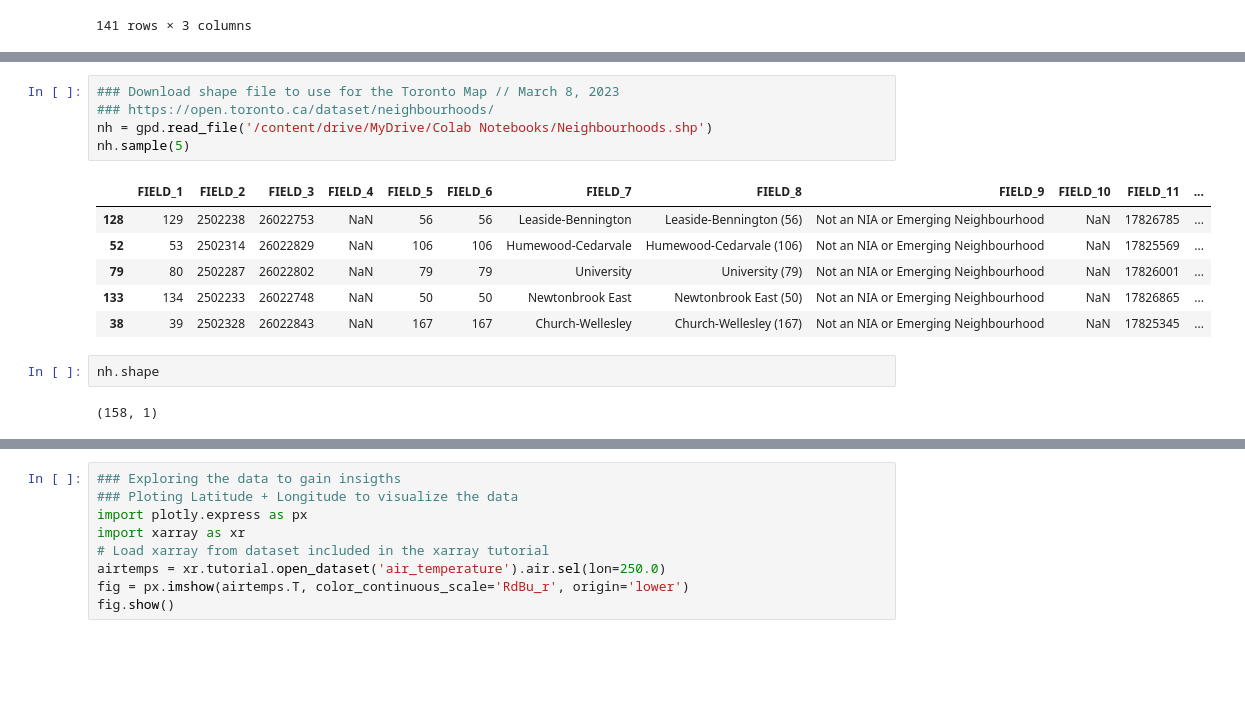
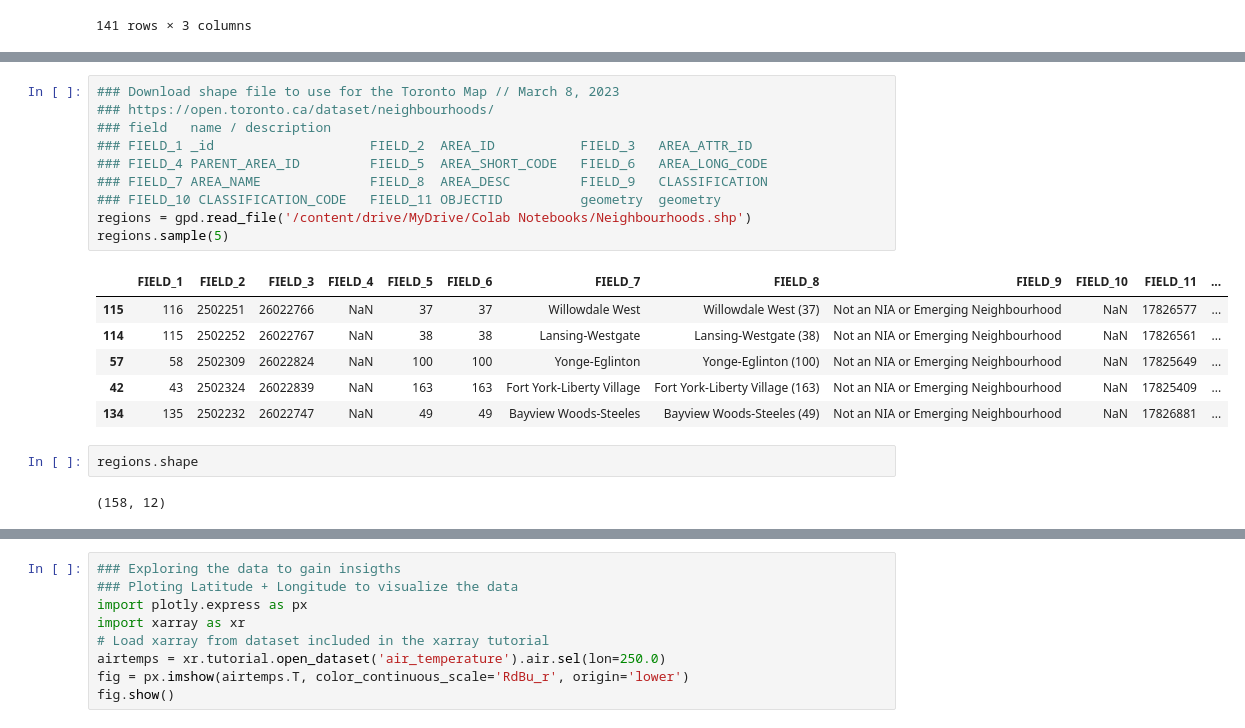
Before and after one commit to sanoliv/SCS_3253_061-Machine-Learning, a Jupyter notebook: Toronto_Police_Major_Crime_Indicators_MCI.ipynb, the cells around one changed output, grey strips where cells are left out. Cells and saved outputs as stored; diff of their text form; blank space fills up the shorter version.

```diff
--- a/Toronto_Police_Major_Crime_Indicators_MCI.ipynb
+++ b/Toronto_Police_Major_Crime_Indicators_MCI.ipynb
@@ -749,16 +784,21 @@ data_gp
 # %%
 ### Download shape file to use for the Toronto Map // March 8, 2023
 ### https://open.toronto.ca/dataset/neighbourhoods/
-nh = gpd.read_file('/content/drive/MyDrive/Colab Notebooks/Neighbourhoods.shp')
-nh.sample(5)
+### field	name / description
+### FIELD_1	_id                    FIELD_2	AREA_ID           FIELD_3	AREA_ATTR_ID
+### FIELD_4	PARENT_AREA_ID         FIELD_5	AREA_SHORT_CODE   FIELD_6	AREA_LONG_CODE
+### FIELD_7	AREA_NAME              FIELD_8	AREA_DESC         FIELD_9	CLASSIFICATION
+### FIELD_10 CLASSIFICATION_CODE   FIELD_11 OBJECTID          geometry	geometry
+regions = gpd.read_file('/content/drive/MyDrive/Colab Notebooks/Neighbourhoods.shp')
+regions.sample(5)
 # %% [output]
 |  | FIELD_1 | FIELD_2 | FIELD_3 | FIELD_4 | FIELD_5 | FIELD_6 | FIELD_7 | FIELD_8 | FIELD_9 | FIELD_10 | FIELD_11 | ... |
-| 128 | 129 | 2502238 | 26022753 | NaN | 56 | 56 | Leaside-Bennington | Leaside-Bennington (56) | Not an NIA or Emerging Neighbourhood | NaN | 17826785 | ... |
-| 52 | 53 | 2502314 | 26022829 | NaN | 106 | 106 | Humewood-Cedarvale | Humewood-Cedarvale (106) | Not an NIA or Emerging Neighbourhood | NaN | 17825569 | ... |
-| 79 | 80 | 2502287 | 26022802 | NaN | 79 | 79 | University | University (79) | Not an NIA or Emerging Neighbourhood | NaN | 17826001 | ... |
-| 133 | 134 | 2502233 | 26022748 | NaN | 50 | 50 | Newtonbrook East | Newtonbrook East (50) | Not an NIA or Emerging Neighbourhood | NaN | 17826865 | ... |
-| 38 | 39 | 2502328 | 26022843 | NaN | 167 | 167 | Church-Wellesley | Church-Wellesley (167) | Not an NIA or Emerging Neighbourhood | NaN | 17825345 | ... |
+| 115 | 116 | 2502251 | 26022766 | NaN | 37 | 37 | Willowdale West | Willowdale West (37) | Not an NIA or Emerging Neighbourhood | NaN | 17826577 | ... |
+| 114 | 115 | 2502252 | 26022767 | NaN | 38 | 38 | Lansing-Westgate | Lansing-Westgate (38) | Not an NIA or Emerging Neighbourhood | NaN | 17826561 | ... |
+| 57 | 58 | 2502309 | 26022824 | NaN | 100 | 100 | Yonge-Eglinton | Yonge-Eglinton (100) | Not an NIA or Emerging Neighbourhood | NaN | 17825649 | ... |
+| 42 | 43 | 2502324 | 26022839 | NaN | 163 | 163 | Fort York-Liberty Village | Fort York-Liberty Village (163) | Not an NIA or Emerging Neighbourhood | NaN | 17825409 | ... |
+| 134 | 135 | 2502232 | 26022747 | NaN | 49 | 49 | Bayview Woods-Steeles | Bayview Woods-Steeles (49) | Not an NIA or Emerging Neighbourhood | NaN | 17826881 | ... |
 # %%
-nh.shape
+regions.shape
 # %% [output]
-(158, 1)
+(158, 12)
```
Also changed, not shown: parts of 29 cells of this notebook.
